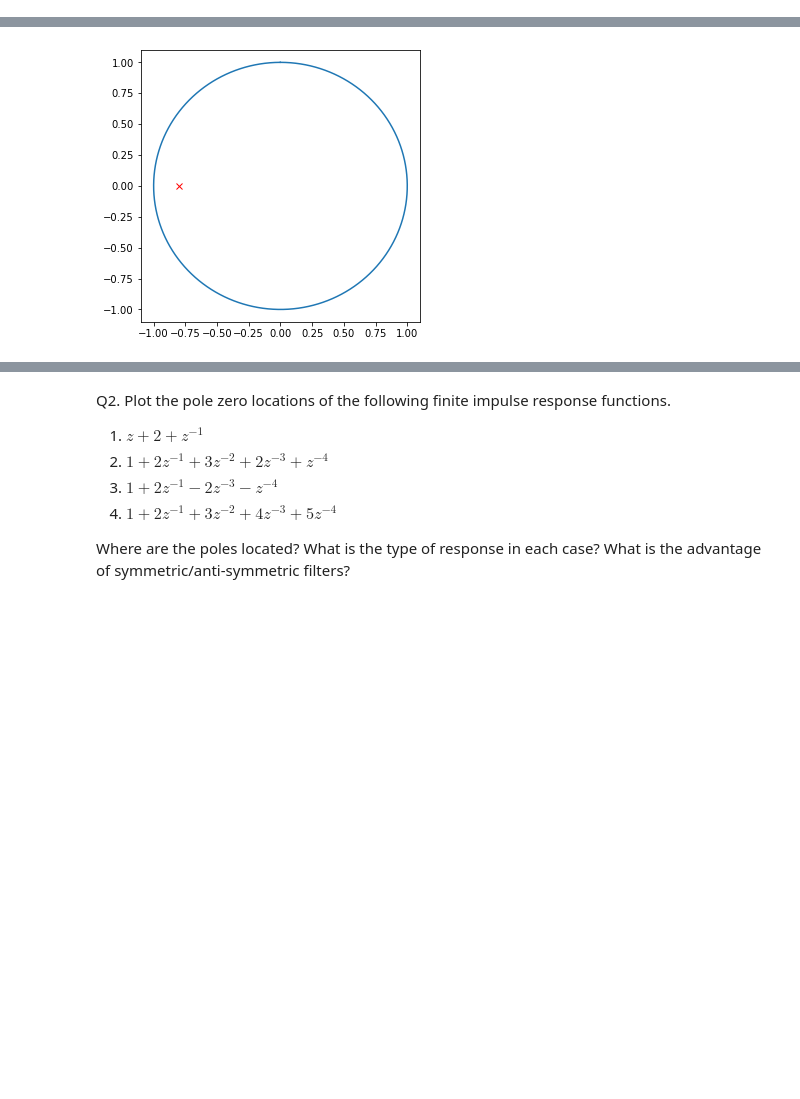
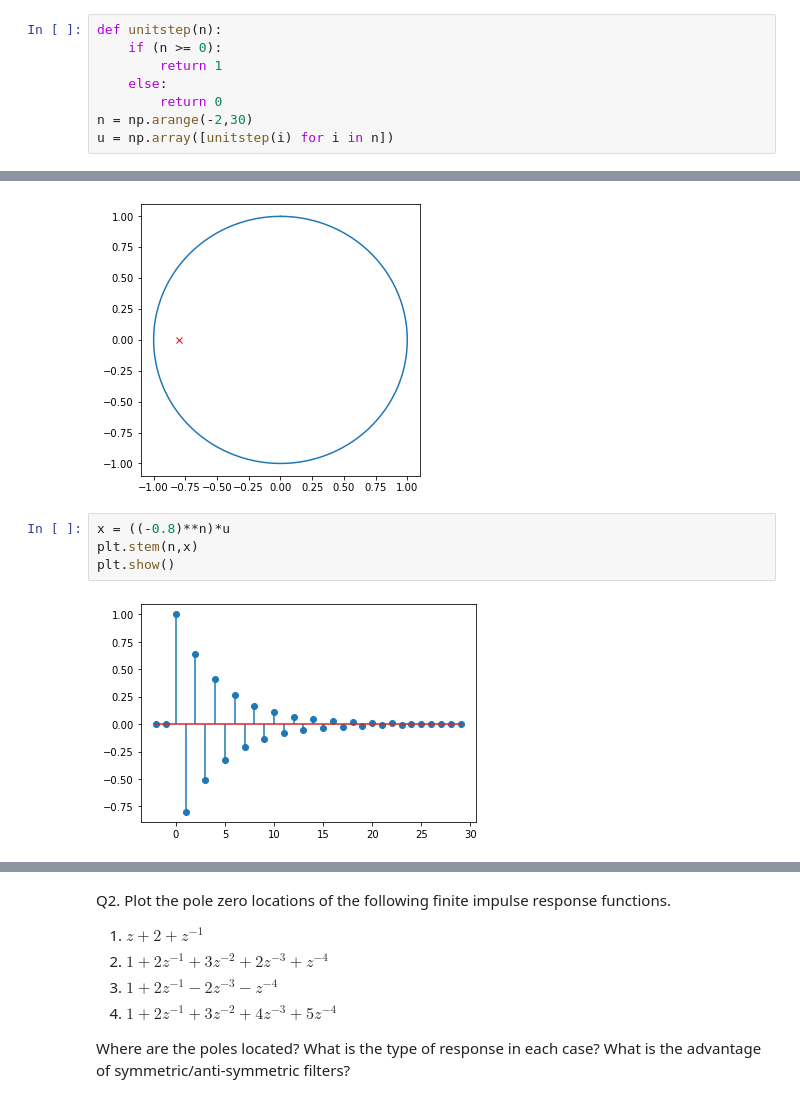
Before and after one commit to the-pinbo/EC211, a Jupyter notebook: Lab5/Z-transform.ipynb, the cells around one changed output, grey strips where cells are left out. Saved outputs shown, nothing was run; the diff lists cells and outputs as text; blank space fills up the shorter version.

```diff
--- a/Lab5/Z-transform.ipynb
+++ b/Lab5/Z-transform.ipynb
@@ -10,6 +10,14 @@ Q1. Plot the pole zero locations and time domain impulse response (clearly mark
 Which of the responses corresponds to stable LTI systems?
 
 https://docs.scipy.org/doc/scipy-0.14.0/reference/generated/scipy.signal.tf2zpk.html
+# %%
+def unitstep(n):
+    if (n >= 0):
+        return 1
+    else:
+        return 0
+n = np.arange(-2,30)
+u = np.array([unitstep(i) for i in n])
 # %%
 import numpy as np
 import matplotlib.pyplot as plt
@@ -30,3 +38,9 @@ plt.show()
 # %% [output]
 [] [-0.8]
 [figure]
+# %%
+x = ((-0.8)**n)*u
+plt.stem(n,x)
+plt.show()
+# %% [output]
+[figure, added]
```
Also changed, not shown: parts of 35 cells of this notebook.
